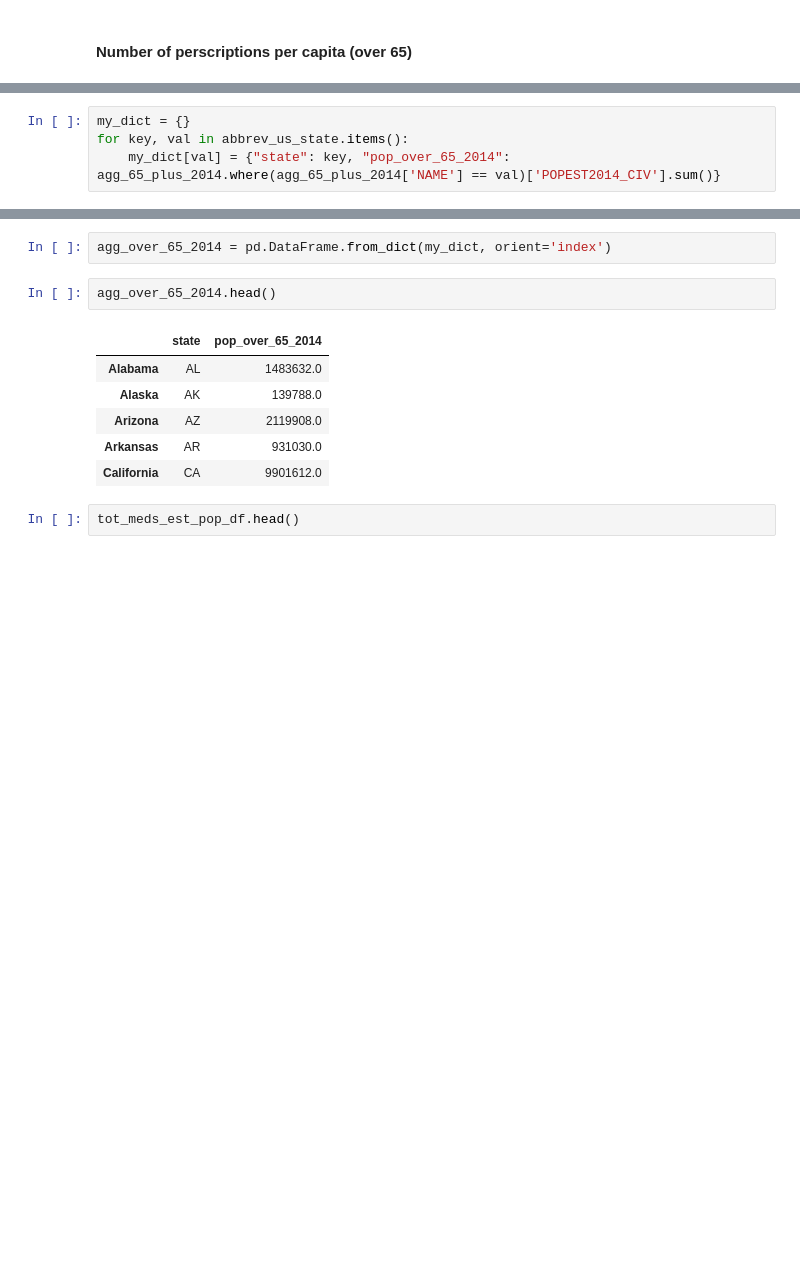
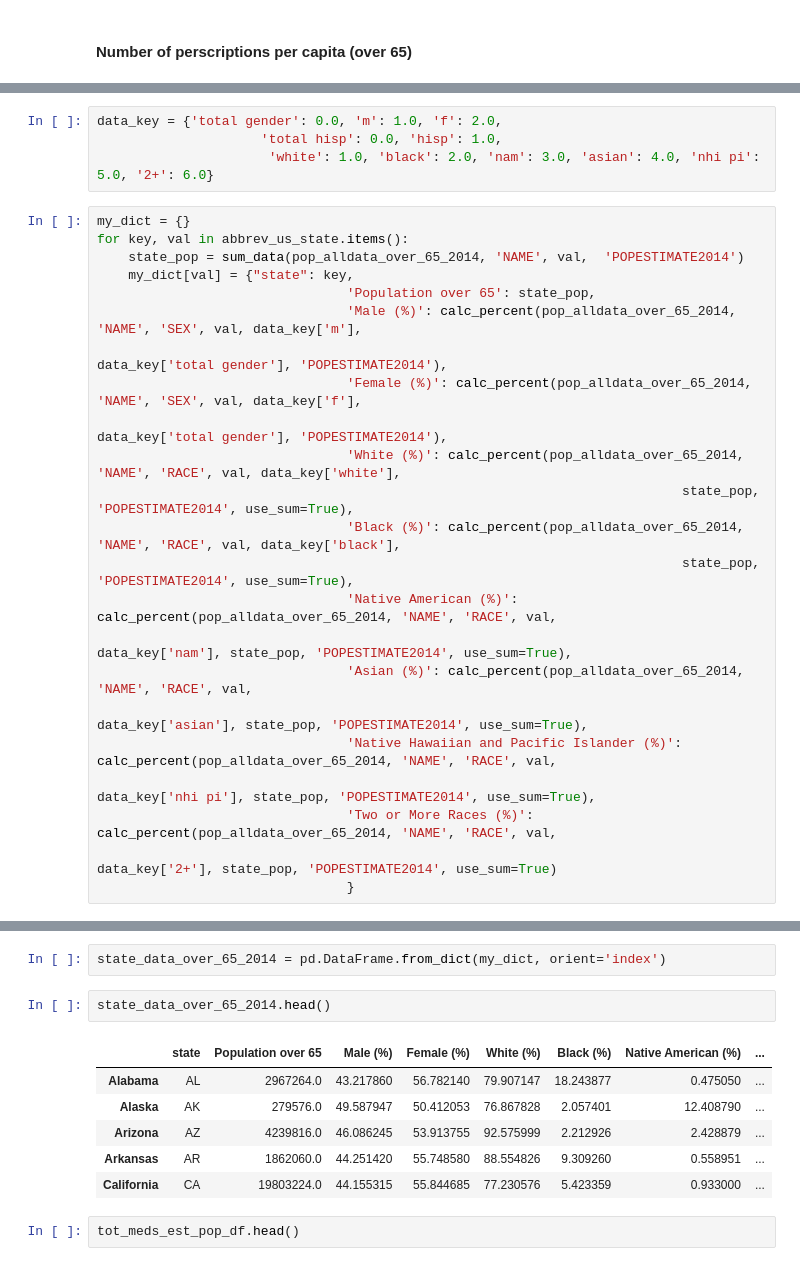
Before and after one commit to space-isa/medicare-data, a Jupyter notebook: src/medicare_data_analysis.ipynb, the cells around one changed output, grey strips where cells are left out. Saved outputs shown, nothing was run; the diff lists cells and outputs as text; blank space fills up the shorter version.

```diff
--- a/src/medicare_data_analysis.ipynb
+++ b/src/medicare_data_analysis.ipynb
@@ -507,7 +515,3 @@ us_state_abbrev = {
 }
 
 abbrev_us_state = dict(map(reversed, us_state_abbrev.items()))
-# %%
-my_dict = {}
-for key, val in abbrev_us_state.items():
-    my_dict[val] = {"state": key, "pop_over_65_2014": agg_65_plus_2014.where(agg_65_plus_2014['NAME'] == val)['POPEST2014_CIV'].sum()}
@@ -513,0 +534,27 @@ for key, val in abbrev_us_state.items():
+# %%
+data_key = {'total gender': 0.0, 'm': 1.0, 'f': 2.0,
+                     'total hisp': 0.0, 'hisp': 1.0,
+                      'white': 1.0, 'black': 2.0, 'nam': 3.0, 'asian': 4.0, 'nhi pi': 5.0, '2+': 6.0}
+# %%
+my_dict = {}
+for key, val in abbrev_us_state.items():
+    state_pop = sum_data(pop_alldata_over_65_2014, 'NAME', val,  'POPESTIMATE2014')
+    my_dict[val] = {"state": key,
+                                'Population over 65': state_pop,
+                                'Male (%)': calc_percent(pop_alldata_over_65_2014, 'NAME', 'SEX', val, data_key['m'],
+                                                                           data_key['total gender'], 'POPESTIMATE2014'),
+                                'Female (%)': calc_percent(pop_alldata_over_65_2014, 'NAME', 'SEX', val, data_key['f'],
+                                                                           data_key['total gender'], 'POPESTIMATE2014'),
+                                'White (%)': calc_percent(pop_alldata_over_65_2014, 'NAME', 'RACE', val, data_key['white'],
+                                                                           state_pop, 'POPESTIMATE2014', use_sum=True),
+                                'Black (%)': calc_percent(pop_alldata_over_65_2014, 'NAME', 'RACE', val, data_key['black'],
+                                                                           state_pop, 'POPESTIMATE2014', use_sum=True),
+                                'Native American (%)': calc_percent(pop_alldata_over_65_2014, 'NAME', 'RACE', val,
+                                                                            data_key['nam'], state_pop, 'POPESTIMATE2014', use_sum=True),
+                                'Asian (%)': calc_percent(pop_alldata_over_65_2014, 'NAME', 'RACE', val,
+                                                                            data_key['asian'], state_pop, 'POPESTIMATE2014', use_sum=True),
+                                'Native Hawaiian and Pacific Islander (%)': calc_percent(pop_alldata_over_65_2014, 'NAME', 'RACE', val,
+                                                                            data_key['nhi pi'], state_pop, 'POPESTIMATE2014', use_sum=True),
+                                'Two or More Races (%)': calc_percent(pop_alldata_over_65_2014, 'NAME', 'RACE', val,
+                                                                            data_key['2+'], state_pop, 'POPESTIMATE2014', use_sum=True)
+                                }
@@ -514,14 +579,14 @@ for key, val in abbrev_us_state.items():
 # %%
-agg_over_65_2014 = pd.DataFrame.from_dict(my_dict, orient='index')
+state_data_over_65_2014 = pd.DataFrame.from_dict(my_dict, orient='index')
 # %%
-agg_over_65_2014.head()
+state_data_over_65_2014.head()
 # %% [output]
-|  | state | pop_over_65_2014 |
-| Alabama | AL | 1483632.0 |
-| Alaska | AK | 139788.0 |
-| Arizona | AZ | 2119908.0 |
-| Arkansas | AR | 931030.0 |
-| California | CA | 9901612.0 |
+|  | state | Population over 65 | Male (%) | Female (%) | White (%) | Black (%) | Native American (%) | ... |
+| Alabama | AL | 2967264.0 | 43.217860 | 56.782140 | 79.907147 | 18.243877 | 0.475050 | ... |
+| Alaska | AK | 279576.0 | 49.587947 | 50.412053 | 76.867828 | 2.057401 | 12.408790 | ... |
+| Arizona | AZ | 4239816.0 | 46.086245 | 53.913755 | 92.575999 | 2.212926 | 2.428879 | ... |
+| Arkansas | AR | 1862060.0 | 44.251420 | 55.748580 | 88.554826 | 9.309260 | 0.558951 | ... |
+| California | CA | 19803224.0 | 44.155315 | 55.844685 | 77.230576 | 5.423359 | 0.933000 | ... |
 # %%
 tot_meds_est_pop_df.head()
 # %% [output]
```
Also changed, not shown: parts of 59 cells of this notebook, 37 other files.
